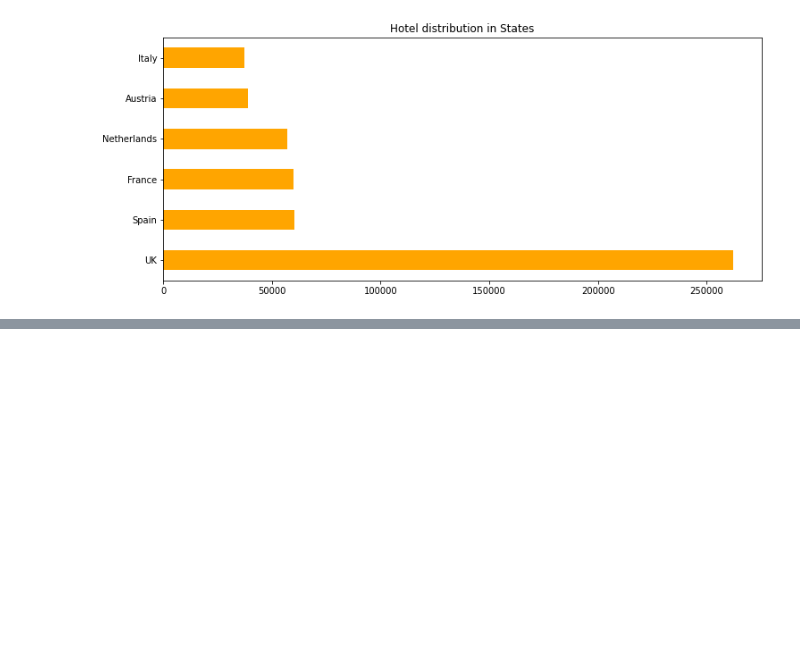
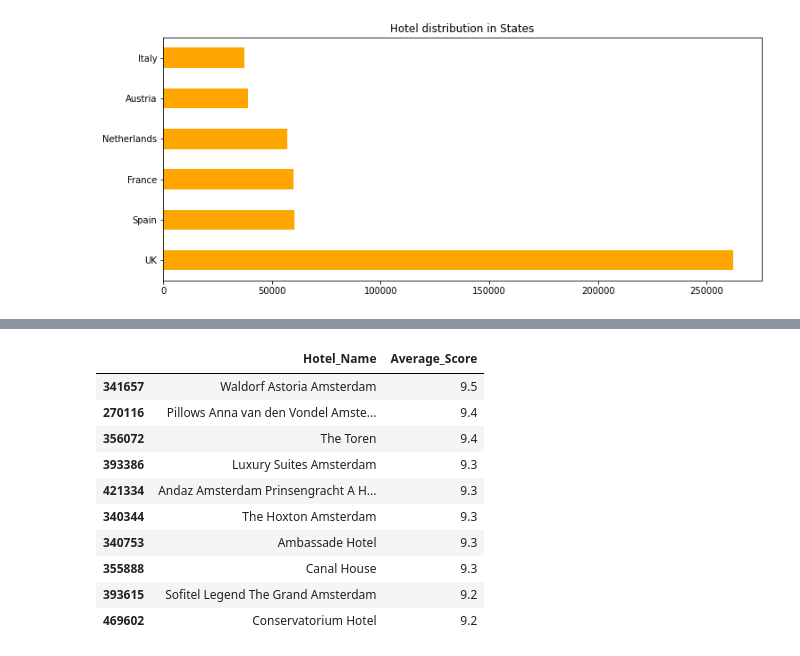
Before and after one commit to ArvindRajen/Conceptual_Analysis, a Jupyter notebook: Hotel_Reviews_EDA.ipynb, the cells around one changed output, grey strips where cells are left out. Drawn from its saved outputs; the diff is of its cells as text; code cells hidden in the pictures; blank space fills up the shorter version.

```diff
--- a/Hotel_Reviews_EDA.ipynb
+++ b/Hotel_Reviews_EDA.ipynb
@@ -71,0 +91,17 @@ df.State.value_counts().plot.barh(color = 'orange')
+# %%
+#split city
+df['City']= df.Hotel_Address.apply(lambda x: x.split(' ')[-2])
+# find the best 10 hotels in Amsterdam
+df[(df.Average_Score >= 9.0) & (df.City == 'Amsterdam')][['Hotel_Name','Average_Score']].drop_duplicates().sort_values(by ='Average_Score',ascending = False)[:10]
+# %% [output]
+|  | Hotel_Name | Average_Score |
+| 341657 | Waldorf Astoria Amsterdam | 9.5 |
+| 270116 | Pillows Anna van den Vondel Amste... | 9.4 |
+| 356072 | The Toren | 9.4 |
+| 393386 | Luxury Suites Amsterdam | 9.3 |
+| 421334 | Andaz Amsterdam Prinsengracht A H... | 9.3 |
+| 340344 | The Hoxton Amsterdam | 9.3 |
+| 340753 | Ambassade Hotel | 9.3 |
+| 355888 | Canal House | 9.3 |
+| 393615 | Sofitel Legend The Grand Amsterdam | 9.2 |
+| 469602 | Conservatorium Hotel | 9.2 |
```
Also changed, not shown: parts of 2 cells of this notebook.
